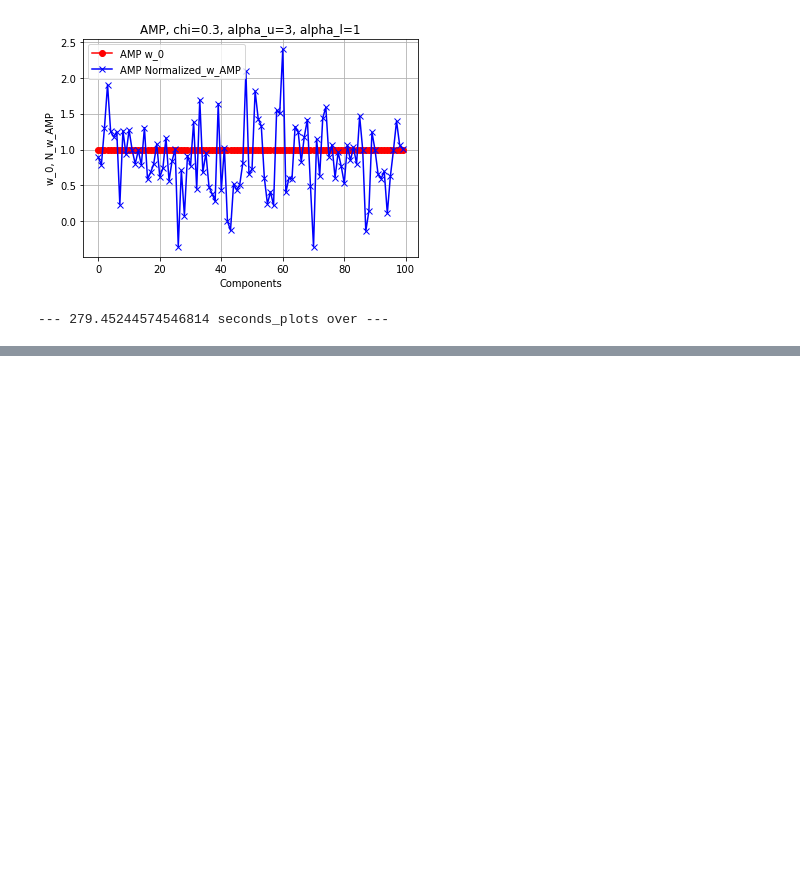
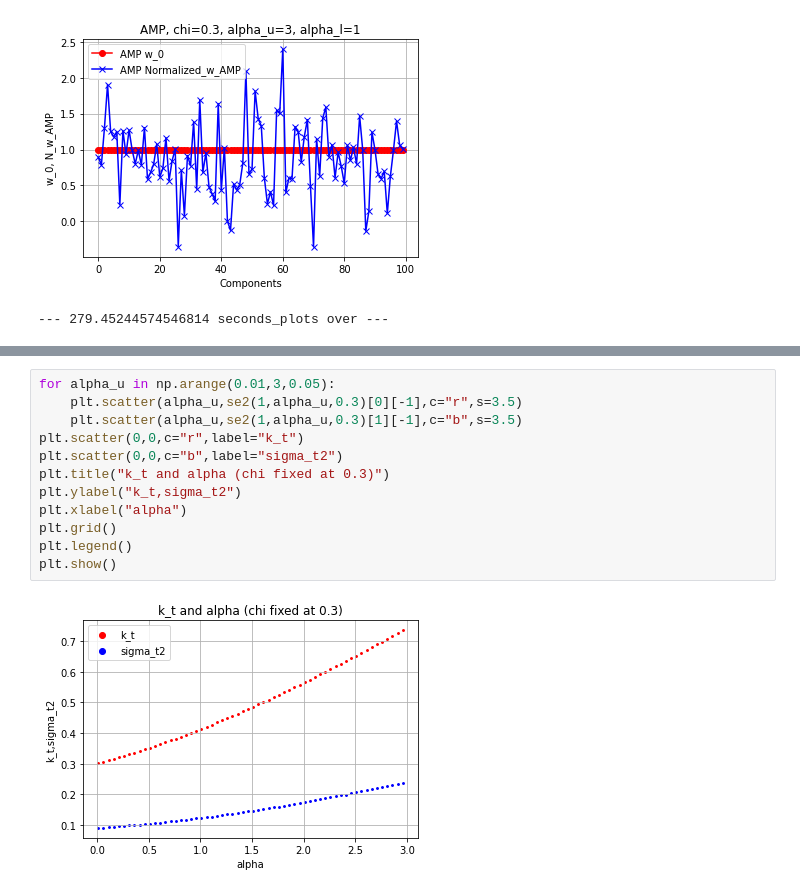
Before and after one commit to guxiaosi/Variational-Bayes, a Jupyter notebook: AMP for Gaussian labeled-unlabeled.ipynb, the cells around one changed output, grey strips where cells are left out. Saved outputs shown, nothing was run; the diff lists cells and outputs as text; blank space fills up the shorter version.

```diff
--- a/AMP for Gaussian labeled-unlabeled.ipynb
+++ b/AMP for Gaussian labeled-unlabeled.ipynb
@@ -411,0 +547,14 @@ print("--- %s seconds_plots over ---" % (time.time() - start_time))
+# %%
+for alpha_u in np.arange(0.01,3,0.05):
+    plt.scatter(alpha_u,se2(1,alpha_u,0.3)[0][-1],c="r",s=3.5)
+    plt.scatter(alpha_u,se2(1,alpha_u,0.3)[1][-1],c="b",s=3.5)
+plt.scatter(0,0,c="r",label="k_t")
+plt.scatter(0,0,c="b",label="sigma_t2")
+plt.title("k_t and alpha (chi fixed at 0.3)")
+plt.ylabel("k_t,sigma_t2")
+plt.xlabel("alpha")
+plt.grid()
+plt.legend()
+plt.show()
+# %% [output]
+[figure, added]
```
Also changed, not shown: parts of 123 cells of this notebook.
